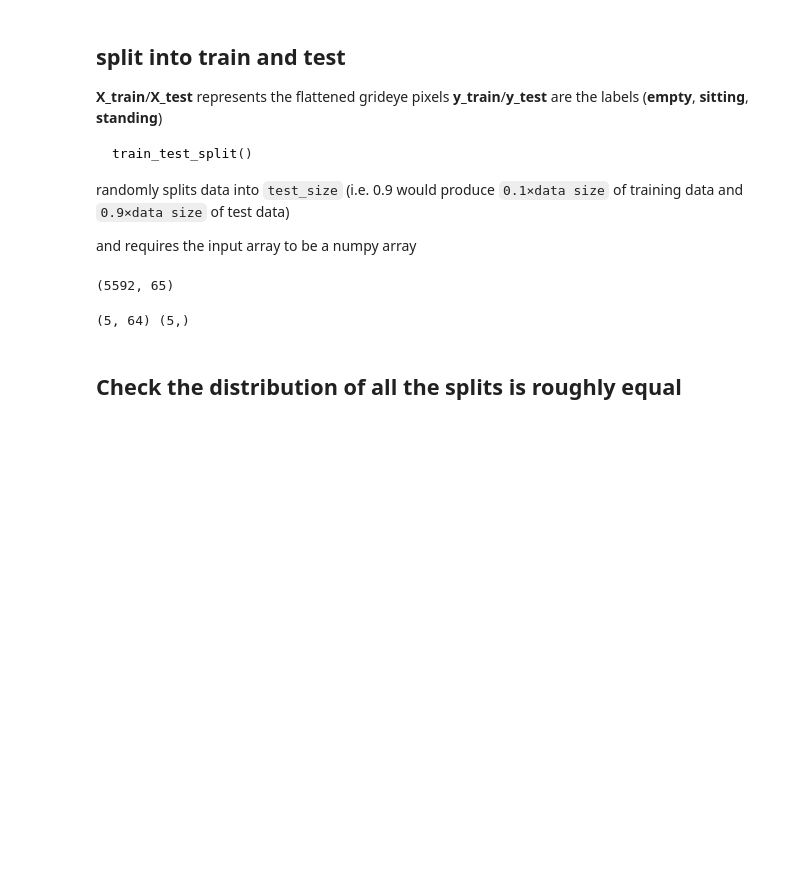
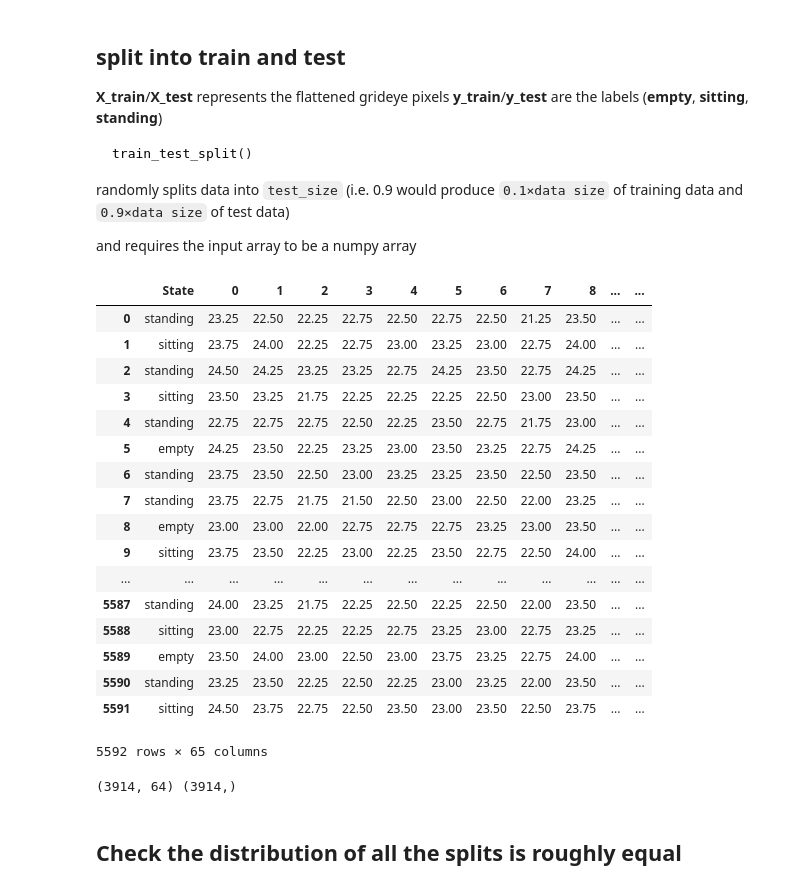
Before and after one commit to bvn-architecture/shakedownCompetition, a Jupyter notebook: Logistic_Regression_Grideye_Ishaan.ipynb, the cells around one changed output. Drawn from its saved outputs; the diff is of its cells as text; code cells hidden in the pictures; blank space fills up the shorter version.

```diff
--- a/Logistic_Regression_Grideye_Ishaan.ipynb
+++ b/Logistic_Regression_Grideye_Ishaan.ipynb
@@ -268,16 +268,33 @@ randomly splits data into `test_size` (i.e. 0.9 would produce `0.1×data size` o
 
 and requires the input array to be a numpy array
 # %%
-cubicleData_essentialInfo_flat.shape
+cubicleData_essentialInfo_flat
 # %% [output]
+|  | State | 0 | 1 | 2 | 3 | 4 | 5 | 6 | 7 | 8 | ... | ... |
+| 0 | standing | 23.25 | 22.50 | 22.25 | 22.75 | 22.50 | 22.75 | 22.50 | 21.25 | 23.50 | ... | ... |
+| 1 | sitting | 23.75 | 24.00 | 22.25 | 22.75 | 23.00 | 23.25 | 23.00 | 22.75 | 24.00 | ... | ... |
+| 2 | standing | 24.50 | 24.25 | 23.25 | 23.25 | 22.75 | 24.25 | 23.50 | 22.75 | 24.25 | ... | ... |
+| 3 | sitting | 23.50 | 23.25 | 21.75 | 22.25 | 22.25 | 22.25 | 22.50 | 23.00 | 23.50 | ... | ... |
+| 4 | standing | 22.75 | 22.75 | 22.75 | 22.50 | 22.25 | 23.50 | 22.75 | 21.75 | 23.00 | ... | ... |
+| 5 | empty | 24.25 | 23.50 | 22.25 | 23.25 | 23.00 | 23.50 | 23.25 | 22.75 | 24.25 | ... | ... |
+| 6 | standing | 23.75 | 23.50 | 22.50 | 23.00 | 23.25 | 23.25 | 23.50 | 22.50 | 23.50 | ... | ... |
+| 7 | standing | 23.75 | 22.75 | 21.75 | 21.50 | 22.50 | 23.00 | 22.50 | 22.00 | 23.25 | ... | ... |
+| 8 | empty | 23.00 | 23.00 | 22.00 | 22.75 | 22.75 | 22.75 | 23.25 | 23.00 | 23.50 | ... | ... |
+| 9 | sitting | 23.75 | 23.50 | 22.25 | 23.00 | 22.25 | 23.50 | 22.75 | 22.50 | 24.00 | ... | ... |
+| ... | ... | ... | ... | ... | ... | ... | ... | ... | ... | ... | ... | ... |
+| 5587 | standing | 24.00 | 23.25 | 21.75 | 22.25 | 22.50 | 22.25 | 22.50 | 22.00 | 23.50 | ... | ... |
+| 5588 | sitting | 23.00 | 22.75 | 22.25 | 22.25 | 22.75 | 23.25 | 23.00 | 22.75 | 23.25 | ... | ... |
+| 5589 | empty | 23.50 | 24.00 | 23.00 | 22.50 | 23.00 | 23.75 | 23.25 | 22.75 | 24.00 | ... | ... |
+| 5590 | standing | 23.25 | 23.50 | 22.25 | 22.50 | 22.25 | 23.00 | 23.25 | 22.00 | 23.50 | ... | ... |
+| 5591 | sitting | 24.50 | 23.75 | 22.75 | 22.50 | 23.50 | 23.00 | 23.50 | 22.50 | 23.75 | ... | ... |
-(5592, 65)
+5592 rows × 65 columns
 # %%
 # Split arrays or matrices into random train and test subsets
 X_train, X_test, y_train, y_test = train_test_split(np.array(cubicleData_essentialInfo_flat.loc[:, cubicleData_essentialInfo_flat.columns != "State"]),
-                               np.array(cubicleData_essentialInfo_flat["State"]), test_size=0.999)
+                               np.array(cubicleData_essentialInfo_flat["State"]), test_size=0.3)
 print(X_train.shape, y_train.shape)
 # %% [output]
-(5, 64) (5,)
+(3914, 64) (3914,)
 # %% [markdown]
 ## Check the distribution of all the splits is roughly equal
 # %%
```
Also changed, not shown: parts of 13 cells of this notebook, 10 other files.
